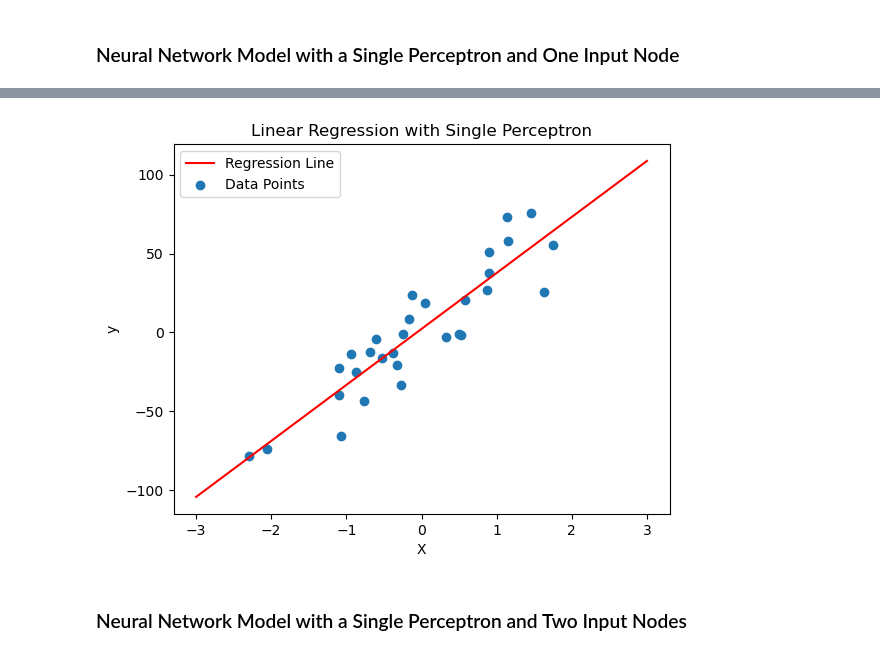
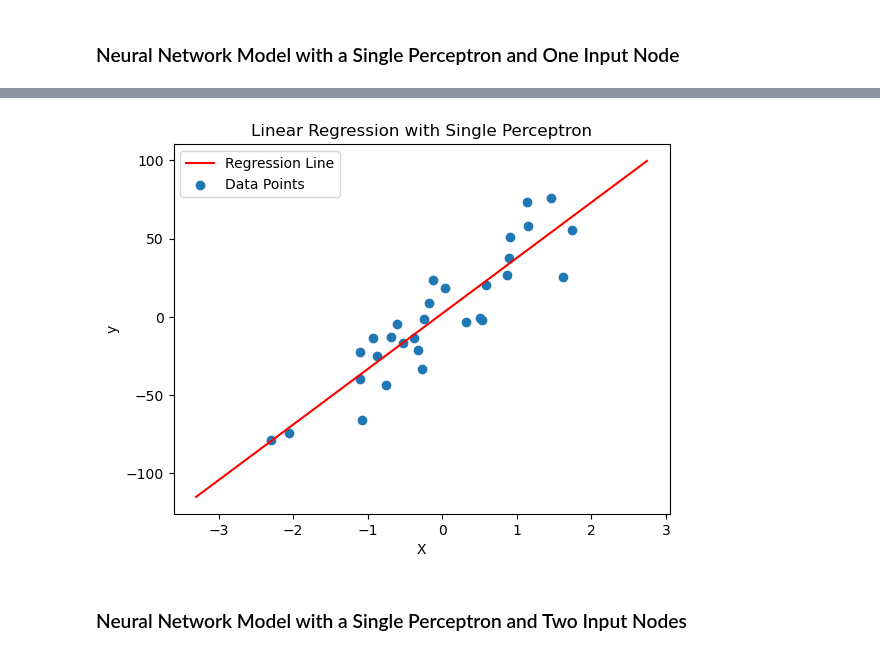
Before and after one commit to VahidTheOnly/NeuralNet-Regression-Classification, a Jupyter notebook: linear_regression_single_perceptron.ipynb, the cells around one changed output, grey strips where cells are left out. Cells and saved outputs as stored; diff of their text form; code cells hidden in the pictures.

```diff
--- a/linear_regression_single_perceptron.ipynb
+++ b/linear_regression_single_perceptron.ipynb
@@ -144,19 +153,22 @@ Epoch:90, Cost: 141.29519653320312
 # %%
+
 # Generate a range of x values for plotting the regression line
-x = np.linspace(-3, 3, 50)
+start = X[0].min() - 1
+stop = X[0].max() + 1
+x = np.linspace(start, stop, 50)
 # Compute the predicted y values using the trained parameters
 y_pred = W @ x.reshape(1, -1) + b
 
 # Plot the regression line and the data points
 plt.plot(x, y_pred[0], c='r', label='Regression Line')
 plt.scatter(X, y, label='Data Points')
 plt.xlabel('X')
 plt.ylabel('y')
 plt.title('Linear Regression with Single Perceptron')
 plt.legend()
 plt.show()
 # %% [output]
-[figure, old version]
+[figure, new version]
 # %% [markdown]
 ### Neural Network Model with a Single Perceptron and Two Input Nodes
 # %%
```
Also changed, not shown: parts of 6 cells of this notebook.
